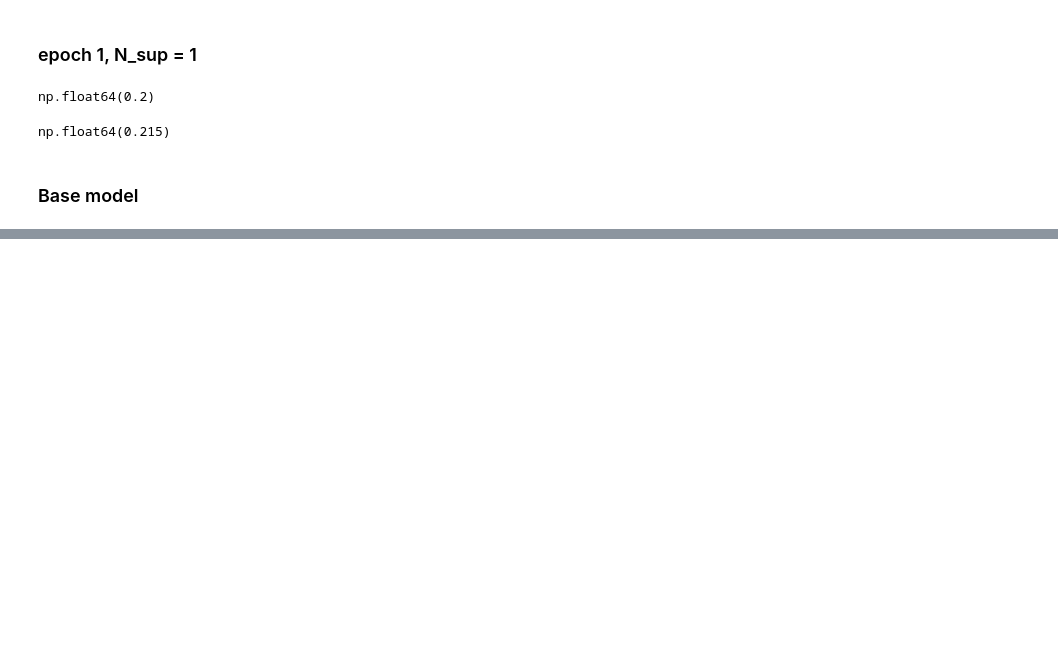
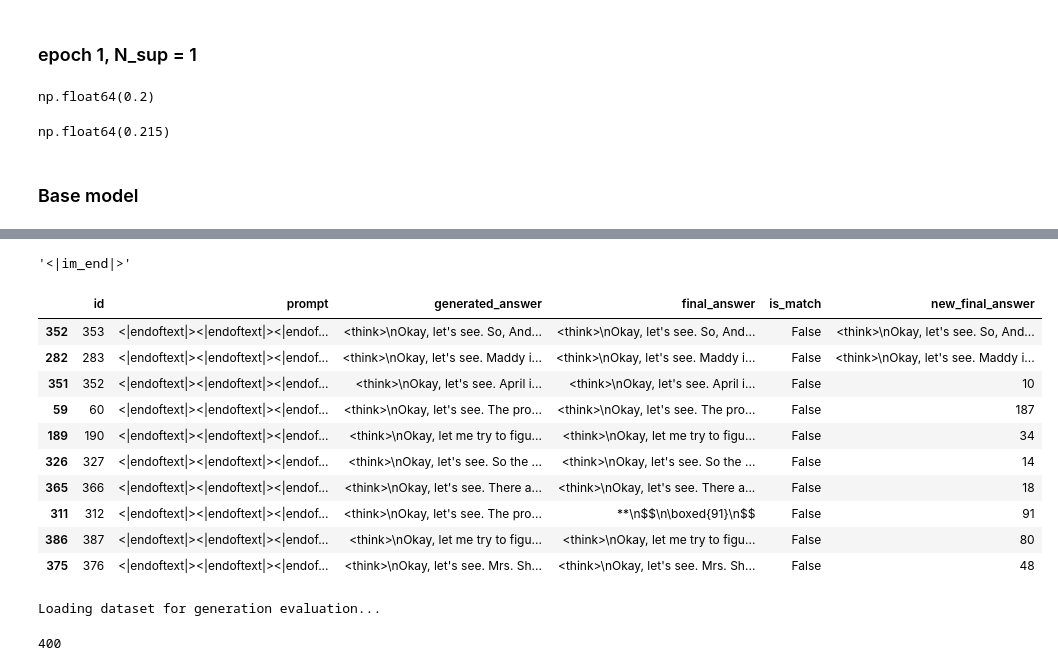
Before and after one commit to bdub800/knowledge-sep, a Jupyter notebook: notebooks/res_analysis.ipynb, the cells around one changed output, grey strips where cells are left out. Saved outputs shown, nothing was run; the diff lists cells and outputs as text; code cells hidden in the pictures; blank space fills up the shorter version.

Commit message:
new answer parsing logic

```diff
--- a/notebooks/res_analysis.ipynb
+++ b/notebooks/res_analysis.ipynb
@@ -5,7 +5,7 @@
 import pandas as pd
 from transformers import AutoTokenizer
 
-model_name = "Qwen/Qwen3-0.6B-Base"
+model_name = "Qwen/Qwen3-0.6B"
 # %%
 tokenizer = AutoTokenizer.from_pretrained(model_name)
 # %% [markdown]
@@ -275,0 +216,48 @@ Wait, let me check if I did that correctly. Let me recalculate each component st
+# %%
+import re
+def process_answer(ga):
+    # Cut off parts after EOS token
+    before_eos = ga.split(tokenizer.special_tokens_map['eos_token'])[0].strip()
+    split_by_end_think = before_eos.split('</think>')
+    # part before last </think> token
+    thinking = '</think>'.join(split_by_end_think[:-1])
+    # part after last </think> token
+    final_answer = split_by_end_think[-1].strip()
+
+    # Extract answer from **Final Answer:** ... \boxed{ans}
+    BOXED_REGEX_OPTIONAL_FINAL_ANSWER = r'(?:\*{0,2}Final Answer:?\*{0,2})?\s*.*\\boxed\{(.+?)\}'
+    BOXED_REGEX_REQUIRE_FINAL_ANSWER = r'\*{0,2}Final Answer:?\*{0,2}\s*.*\\boxed\{(.+?)\}'
+    boxed_match = re.search(BOXED_REGEX_OPTIONAL_FINAL_ANSWER, final_answer, re.IGNORECASE)
+    if boxed_match:
+        final_answer = boxed_match.group(1).strip()
+    else:
+        boxed_match = re.search(BOXED_REGEX_REQUIRE_FINAL_ANSWER, thinking, re.IGNORECASE)
+        if boxed_match:
+            final_answer = boxed_match.group(1).strip()
+    return final_answer
+df3['new_final_answer'] = df3['generated_answer'].apply(process_answer)
+# %%
+tokenizer.special_tokens_map['eos_token'] ## <== THIS CHANGES DEPENDING ON WETHER BASE MODEL OF NOT!!!
+# %% [output]
+'<|im_end|>'
+# %%
+df3.sample(10)
+# %% [output]
+|  | id | prompt | generated_answer | final_answer | is_match | new_final_answer |
+| 352 | 353 | <|endoftext|><|endoftext|><|endof... | <think>\nOkay, let's see. So, And... | <think>\nOkay, let's see. So, And... | False | <think>\nOkay, let's see. So, And... |
+| 282 | 283 | <|endoftext|><|endoftext|><|endof... | <think>\nOkay, let's see. Maddy i... | <think>\nOkay, let's see. Maddy i... | False | <think>\nOkay, let's see. Maddy i... |
+| 351 | 352 | <|endoftext|><|endoftext|><|endof... | <think>\nOkay, let's see. April i... | <think>\nOkay, let's see. April i... | False | 10 |
+| 59 | 60 | <|endoftext|><|endoftext|><|endof... | <think>\nOkay, let's see. The pro... | <think>\nOkay, let's see. The pro... | False | 187 |
+| 189 | 190 | <|endoftext|><|endoftext|><|endof... | <think>\nOkay, let me try to figu... | <think>\nOkay, let me try to figu... | False | 34 |
+| 326 | 327 | <|endoftext|><|endoftext|><|endof... | <think>\nOkay, let's see. So the ... | <think>\nOkay, let's see. So the ... | False | 14 |
+| 365 | 366 | <|endoftext|><|endoftext|><|endof... | <think>\nOkay, let's see. There a... | <think>\nOkay, let's see. There a... | False | 18 |
+| 311 | 312 | <|endoftext|><|endoftext|><|endof... | <think>\nOkay, let's see. The pro... | **\n$$\n\boxed{91}\n$$ | False | 91 |
+| 386 | 387 | <|endoftext|><|endoftext|><|endof... | <think>\nOkay, let me try to figu... | <think>\nOkay, let me try to figu... | False | 80 |
+| 375 | 376 | <|endoftext|><|endoftext|><|endof... | <think>\nOkay, let's see. Mrs. Sh... | <think>\nOkay, let's see. Mrs. Sh... | False | 48 |
+# %%
+eval_loader = get_generation_dataloader(
+    tokenizer, max_length=32768, batch_size=1,
+    seed=42, train=False, num_samples=None
+)
+# %% [output]
+Loading dataset for generation evaluation...
@@ -275,0 +273,4 @@ Wait, let me check if I did that correctly. Let me recalculate each component st
+# %%
+len(ground_truths)
+# %% [output]
+400
```
Also changed, not shown: parts of 16 cells of this notebook, 2 other files.
